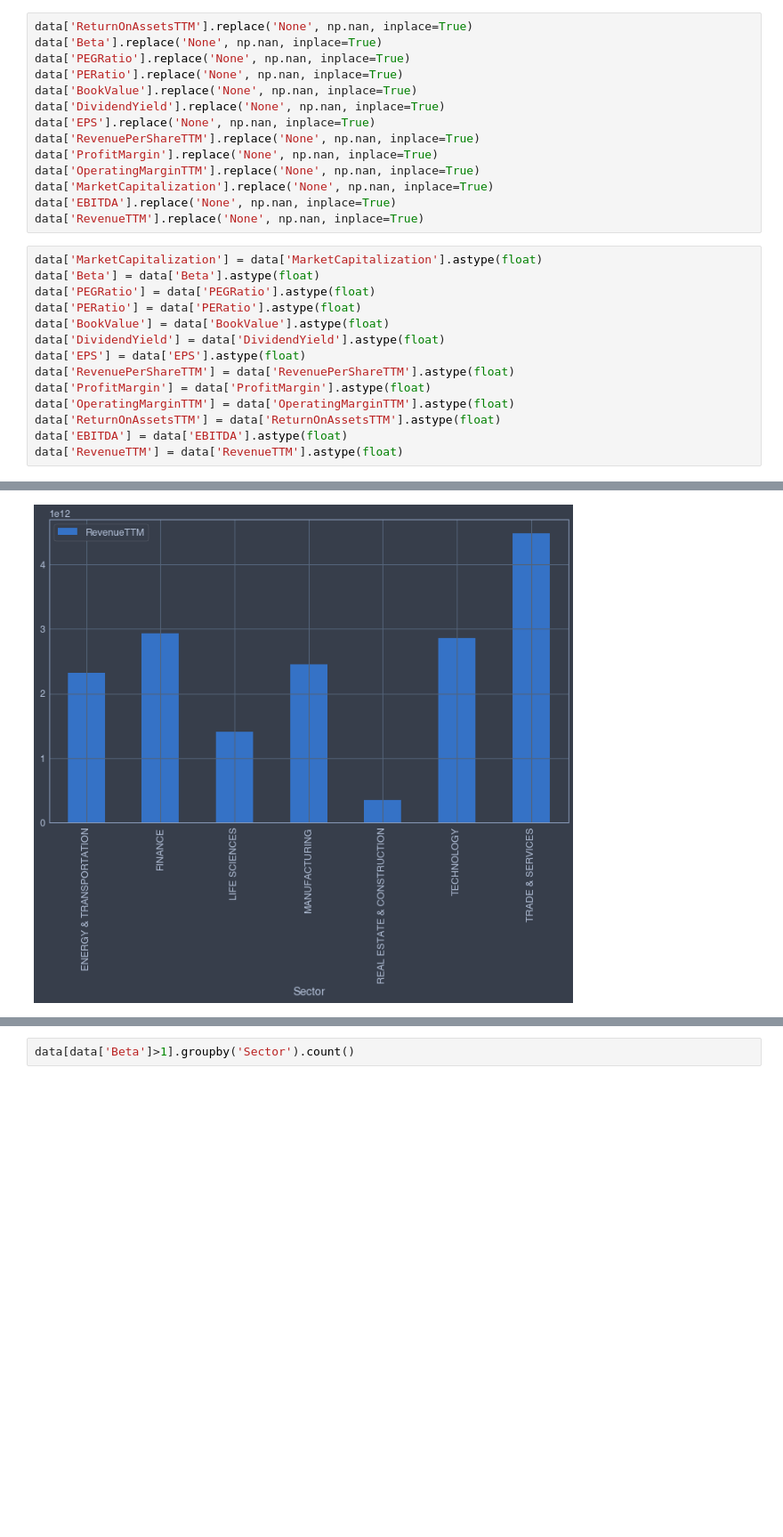
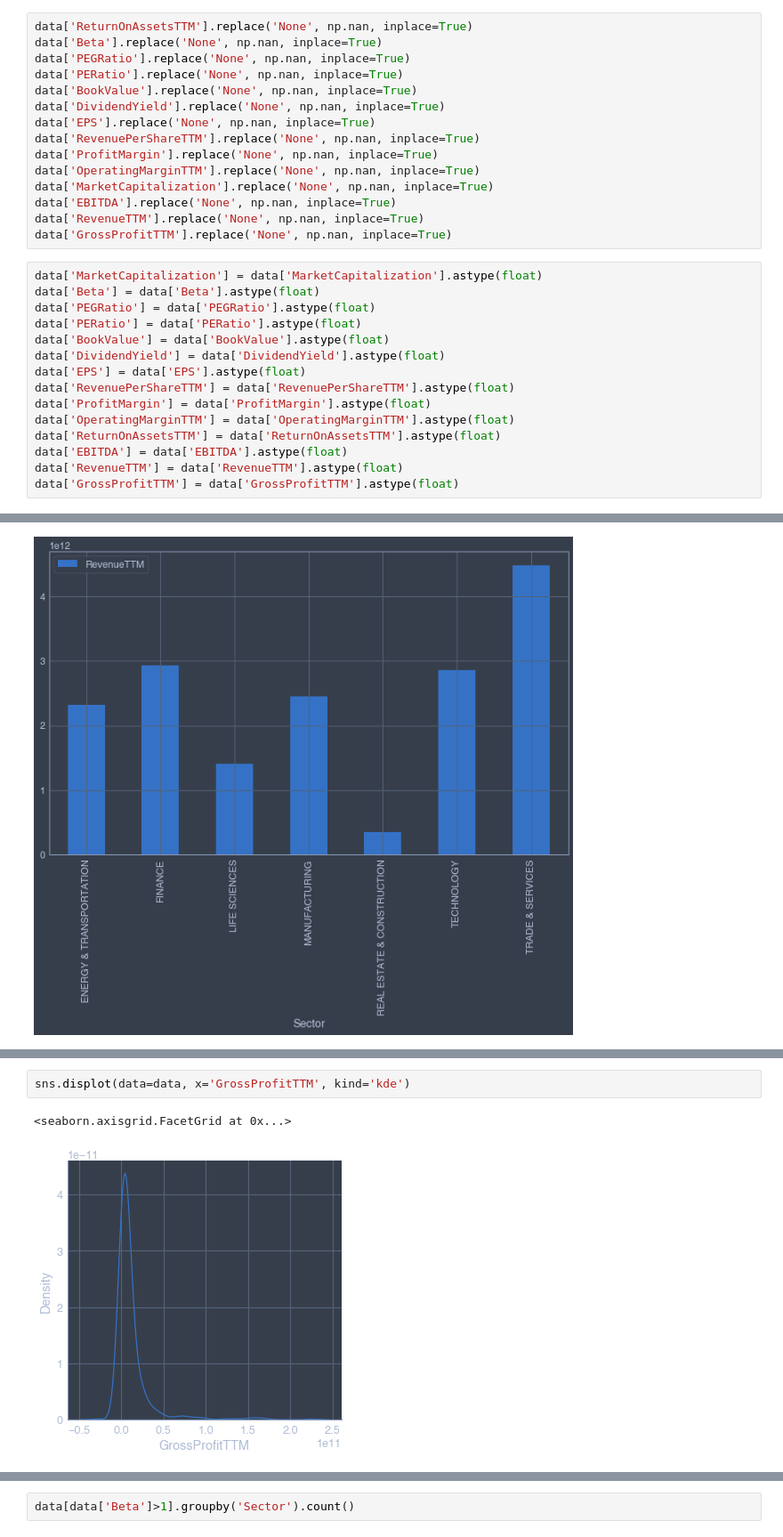
Before and after one commit to fadeeva/stock_market_research, a Jupyter notebook: Portfolio/Asset_Selection.ipynb, the cells around one changed output, grey strips where cells are left out. Shown at 89% size. Saved outputs shown, nothing was run; the diff lists cells and outputs as text; blank space fills up the shorter version.

Commit message:
gross profit

```diff
--- a/Portfolio/Asset_Selection.ipynb
+++ b/Portfolio/Asset_Selection.ipynb
@@ -128,6 +128,7 @@ data['OperatingMarginTTM'].replace('None', np.nan, inplace=True)
 data['MarketCapitalization'].replace('None', np.nan, inplace=True)
 data['EBITDA'].replace('None', np.nan, inplace=True)
 data['RevenueTTM'].replace('None', np.nan, inplace=True)
+data['GrossProfitTTM'].replace('None', np.nan, inplace=True)
 # %%
 data['MarketCapitalization'] = data['MarketCapitalization'].astype(float)
 data['Beta'] = data['Beta'].astype(float)
@@ -142,6 +143,7 @@ data['OperatingMarginTTM'] = data['OperatingMarginTTM'].astype(float)
 data['ReturnOnAssetsTTM'] = data['ReturnOnAssetsTTM'].astype(float)
 data['EBITDA'] = data['EBITDA'].astype(float)
 data['RevenueTTM'] = data['RevenueTTM'].astype(float)
+data['GrossProfitTTM'] = data['GrossProfitTTM'].astype(float)
 # %% [markdown]
 ## Multiplicators
 # %%
@@ -1260,0 +1282,5 @@ data.groupby('Sector').agg({'RevenueTTM': 'sum'}).plot(kind='bar')
+# %%
+sns.displot(data=data, x='GrossProfitTTM', kind='kde')
+# %% [output]
+<seaborn.axisgrid.FacetGrid at 0x...>
+[figure, added]
```
Also changed, not shown: parts of 11 cells of this notebook.
